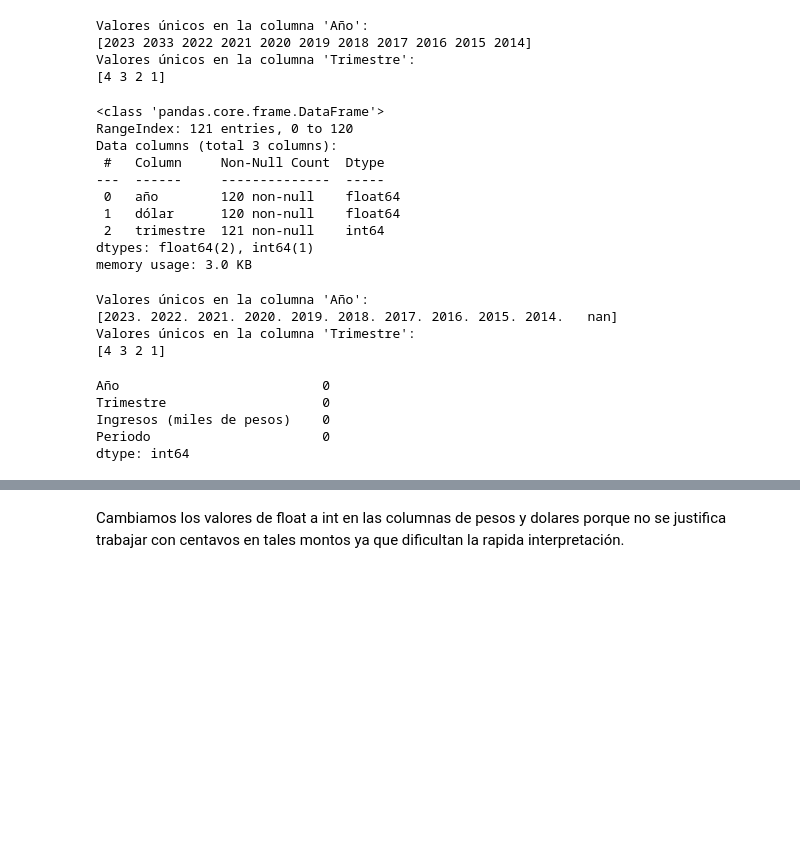
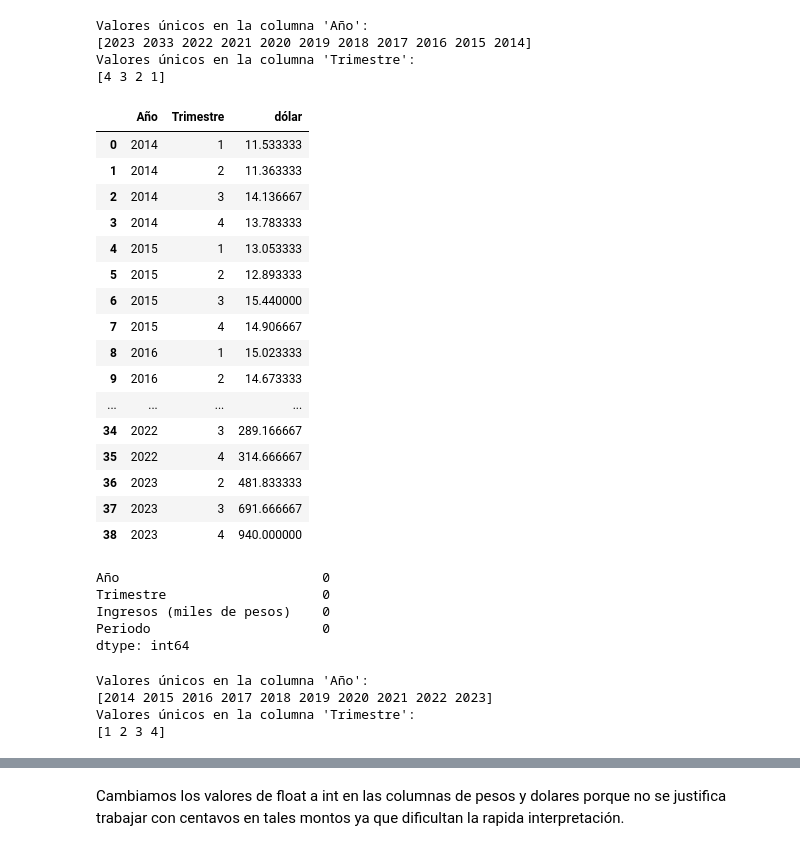
Before and after one commit to RGiovanetti/telecomunicaciones-D.A, a Jupyter notebook: notebooks/ETL.ipynb, the cells around one changed output, grey strips where cells are left out. Drawn from its saved outputs; the diff is of its cells as text; code cells hidden in the pictures; blank space fills up the shorter version.

```diff
--- a/notebooks/ETL.ipynb
+++ b/notebooks/ETL.ipynb
@@ -505,26 +544,21 @@ Valores únicos en la columna 'Trimestre':
 # %%
-df_dolar_blue.info()
+df_dolar_blue
 # %% [output]
-<class 'pandas.core.frame.DataFrame'>
-RangeIndex: 121 entries, 0 to 120
-Data columns (total 3 columns):
- #   Column     Non-Null Count  Dtype
----  ------     --------------  -----
- 0   año        120 non-null    float64
- 1   dólar      120 non-null    float64
- 2   trimestre  121 non-null    int64
-dtypes: float64(2), int64(1)
-memory usage: 3.0 KB
+|  | Año | Trimestre | dólar |
+| 0 | 2014 | 1 | 11.533333 |
+| 1 | 2014 | 2 | 11.363333 |
+| 2 | 2014 | 3 | 14.136667 |
+| 3 | 2014 | 4 | 13.783333 |
+| 4 | 2015 | 1 | 13.053333 |
+| 5 | 2015 | 2 | 12.893333 |
+| 6 | 2015 | 3 | 15.440000 |
+| 7 | 2015 | 4 | 14.906667 |
+| 8 | 2016 | 1 | 15.023333 |
+| 9 | 2016 | 2 | 14.673333 |
+| ... | ... | ... | ... |
+| 34 | 2022 | 3 | 289.166667 |
+| 35 | 2022 | 4 | 314.666667 |
+| 36 | 2023 | 2 | 481.833333 |
+| 37 | 2023 | 3 | 691.666667 |
+| 38 | 2023 | 4 | 940.000000 |
-# %%
-unique_years = df_dolar_blue['año'].unique()
-print("Valores únicos en la columna 'Año':")
-print(unique_years)
-unique_trim = df_dolar_blue['trimestre'].unique()
-print("Valores únicos en la columna 'Trimestre':")
-print(unique_trim)
-# %% [output]
-Valores únicos en la columna 'Año':
-[2023. 2022. 2021. 2020. 2019. 2018. 2017. 2016. 2015. 2014.   nan]
-Valores únicos en la columna 'Trimestre':
-[4 3 2 1]
 # %%
@@ -552,2 +583,14 @@ df_dolar_blue['año'] = df_dolar_blue['año'].astype(int)
 # %%
 df_dolar_blue.rename(columns={'año': 'Año', 'trimestre': 'Trimestre'}, inplace=True)
+# %%
+unique_years = df_dolar_blue['Año'].unique()
+print("Valores únicos en la columna 'Año':")
+print(unique_years)
+unique_trim = df_dolar_blue['Trimestre'].unique()
+print("Valores únicos en la columna 'Trimestre':")
+print(unique_trim)
+# %% [output]
+Valores únicos en la columna 'Año':
+[2014 2015 2016 2017 2018 2019 2020 2021 2022 2023]
+Valores únicos en la columna 'Trimestre':
+[1 2 3 4]
```
Also changed, not shown: parts of 13 cells of this notebook, 1 other file.
